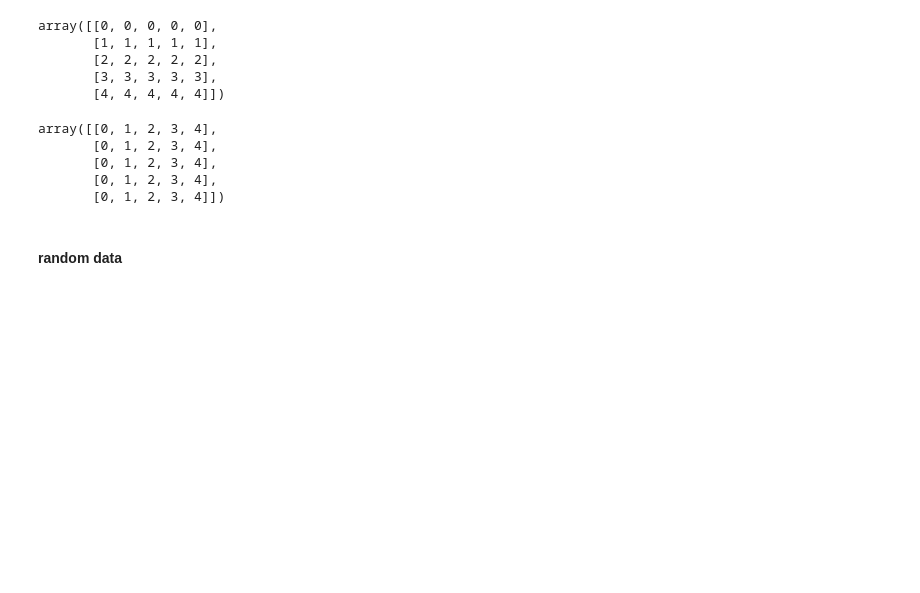
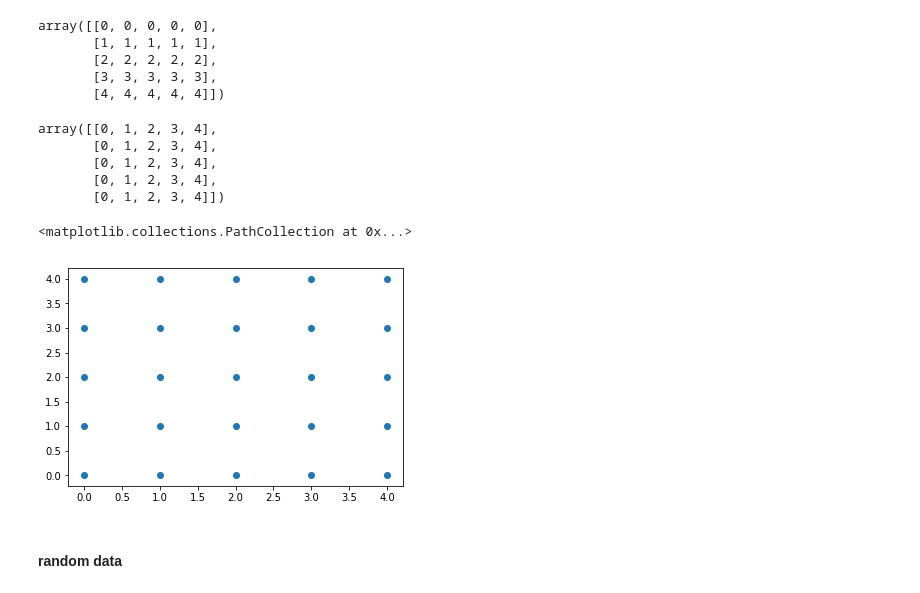
Before and after one commit to sumitrathore1313/Machine-Learning-Course, a Jupyter notebook: Part 0 - Prerequisites/Section 1 - Numpy/Basics Numpy.ipynb, the cells around one changed output. Saved outputs shown, nothing was run; the diff lists cells and outputs as text; code cells hidden in the pictures; blank space fills up the shorter version.

```diff
--- a/Part 0 - Prerequisites/Section 1 - Numpy/Basics Numpy.ipynb
+++ b/Part 0 - Prerequisites/Section 1 - Numpy/Basics Numpy.ipynb
@@ -177,6 +140,11 @@ array([[0, 1, 2, 3, 4],
        [0, 1, 2, 3, 4],
        [0, 1, 2, 3, 4],
        [0, 1, 2, 3, 4]])
+# %%
+plt.scatter(x, y)
+# %% [output]
+<matplotlib.collections.PathCollection at 0x...>
+[figure, added]
 # %% [markdown]
 #### random data
 # %%
```
Also changed, not shown: parts of 82 cells of this notebook, 1 other file.
